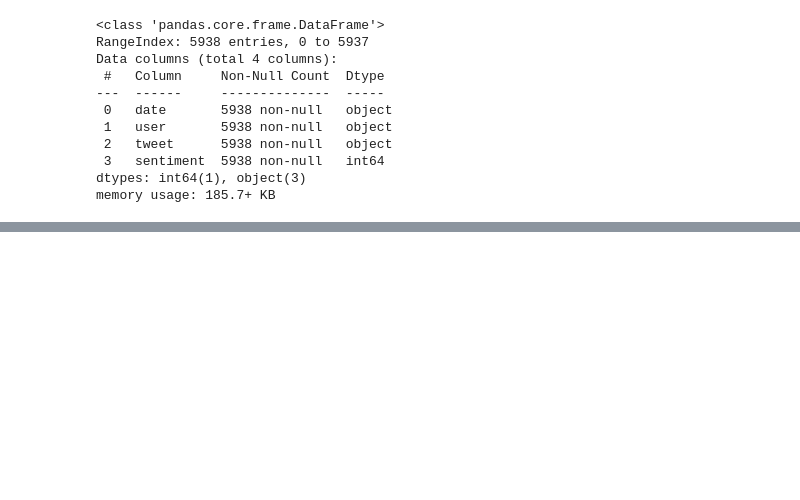
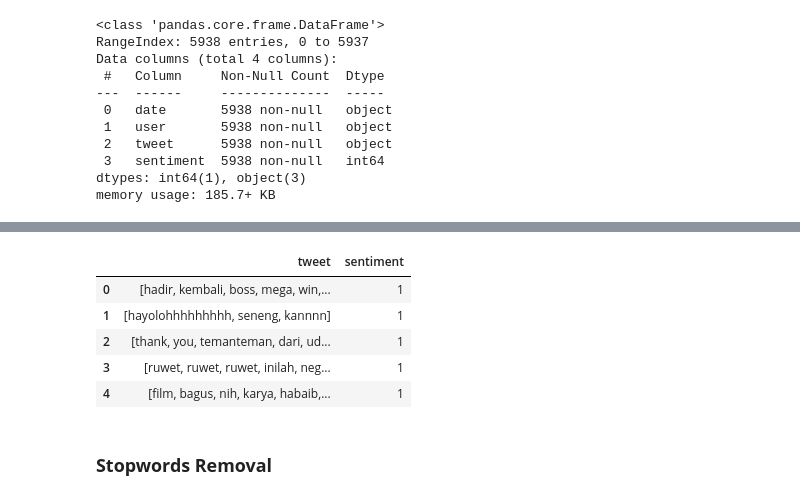
Before and after one commit to anggawidiarta/SentimentAnalysis-XGBoost, a Jupyter notebook: code/preprocessing_data.ipynb, the cells around one changed output, grey strips where cells are left out. Saved outputs shown, nothing was run; the diff lists cells and outputs as text; code cells hidden in the pictures; blank space fills up the shorter version.

```diff
--- a/code/preprocessing_data.ipynb
+++ b/code/preprocessing_data.ipynb
@@ -668,0 +851,33 @@ memory usage: 185.7+ KB
+# %%
+# Mengaplikasikan fungsi remove_special_char pada kolom 'tweet'
+df["tweet"] = df["tweet"].map(remove_special_char)
+
+# Mengaplikasikan fungsi remove_number pada kolom 'tweet'
+df["tweet"] = df["tweet"].map(remove_number)
+
+# Mengaplikasikan fungsi remove_punctuation pada kolom 'tweet'
+df["tweet"] = df["tweet"].map(remove_punctuation)
+
+# Mengaplikasikan fungsi remove_whitespace pada kolom 'tweet'
+df["tweet"] = df["tweet"].map(remove_whitespace)
+
+# Mengaplikasikan fungsi remove_multiple_whitespace pada kolom 'tweet'
+df["tweet"] = df["tweet"].map(remove_multiple_whitespace)
+
+# Mengaplikasikan fungsi remove_single_char pada kolom 'tweet'
+df["tweet"] = df["tweet"].map(remove_single_char)
+
+# Mengaplikasikan fungsi tokenize pada kolom 'tweet'
+df["tweet"] = df["tweet"].map(tokenize)
+
+# Menampilkan lima baris pertama dari DataFrame setelah dilakukan preprocessing teks
+df.head()
+# %% [output]
+|  | tweet | sentiment |
+| 0 | [hadir, kembali, boss, mega, win,... | 1 |
+| 1 | [hayolohhhhhhhhh, seneng, kannnn] | 1 |
+| 2 | [thank, you, temanteman, dari, ud... | 1 |
+| 3 | [ruwet, ruwet, ruwet, inilah, neg... | 1 |
+| 4 | [film, bagus, nih, karya, habaib,... | 1 |
+# %% [markdown]
+### **Stopwords Removal**
```
Also changed, not shown: parts of 23 cells of this notebook, 3 other files.
